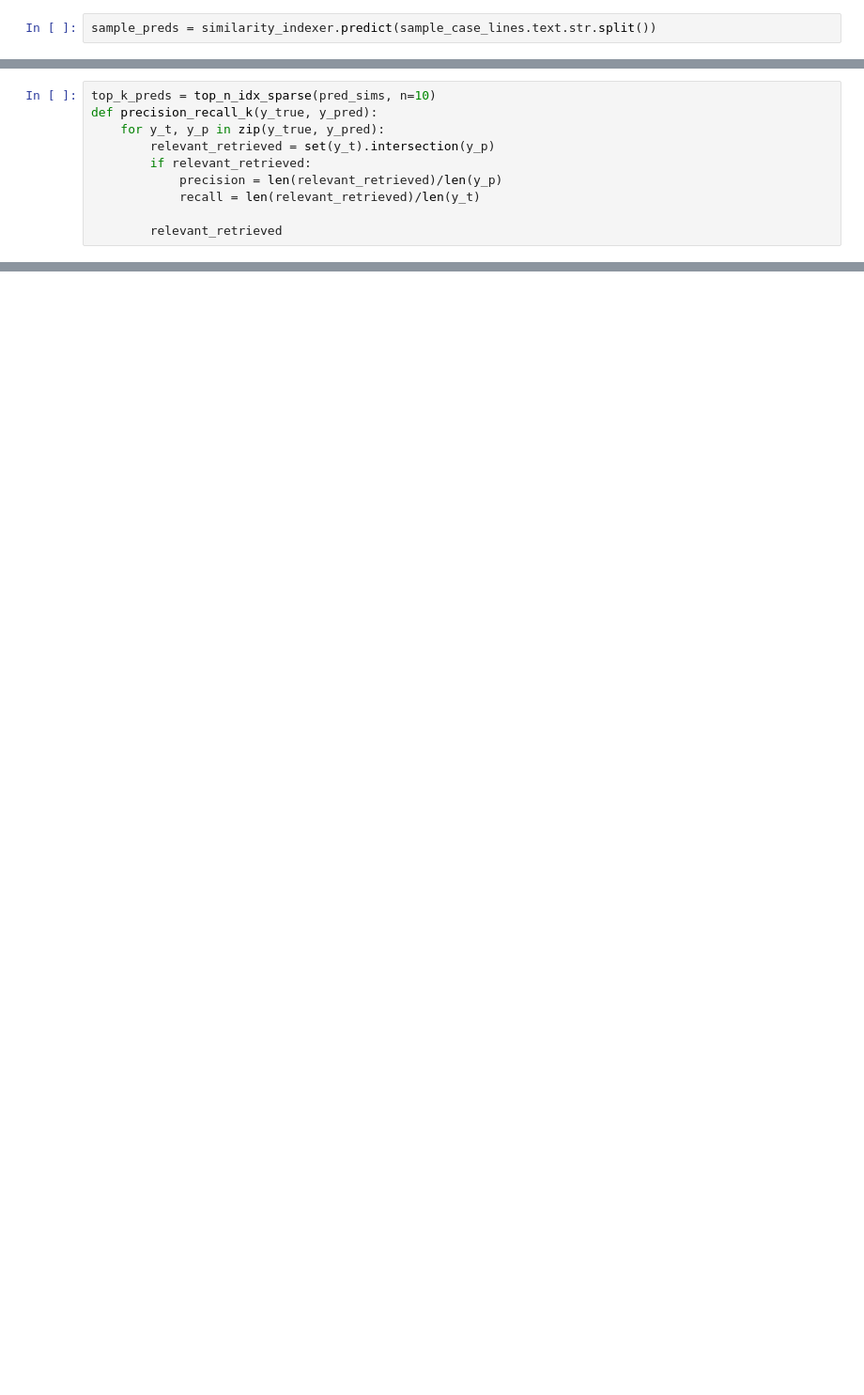
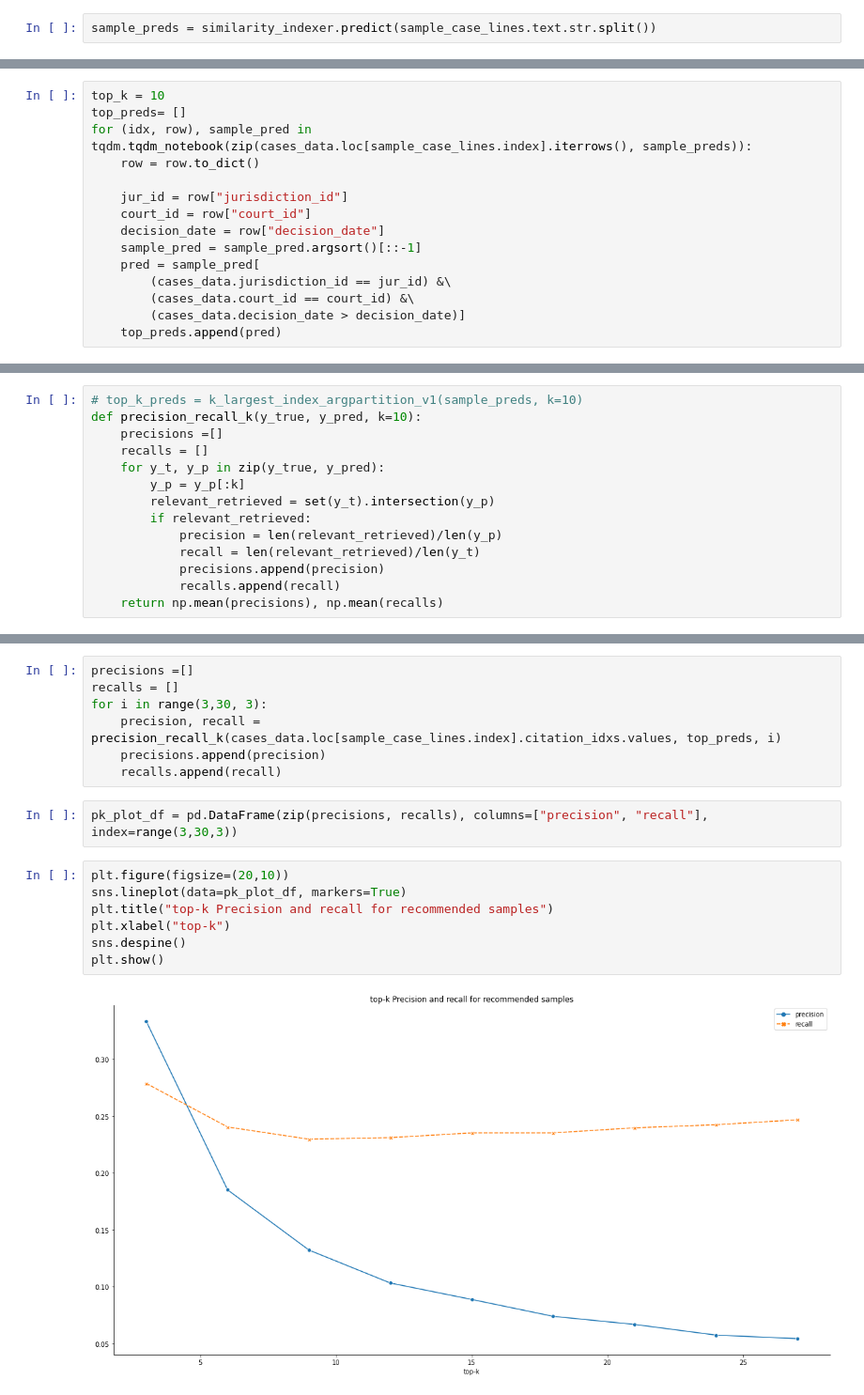
Before and after one commit to parambharat/cs109b-grp9-final-project, a Jupyter notebook: notebooks/grp9-milestone-2-submission.ipynb, the cells around one changed output, grey strips where cells are left out. Shown at 94% size. Cells and saved outputs as stored; diff of their text form; blank space fills up the shorter version.

Commit message:
update: added sample baseline model with metrics

```diff
--- a/notebooks/grp9-milestone-2-submission.ipynb
+++ b/notebooks/grp9-milestone-2-submission.ipynb
@@ -851,0 +884,15 @@ def top_n_idx_sparse(matrix, n):
+# %%
+top_k = 10
+top_preds= []
+for (idx, row), sample_pred in tqdm.tqdm_notebook(zip(cases_data.loc[sample_case_lines.index].iterrows(), sample_preds)):
+    row = row.to_dict()
+
+    jur_id = row["jurisdiction_id"]
+    court_id = row["court_id"]
+    decision_date = row["decision_date"]
+    sample_pred = sample_pred.argsort()[::-1]
+    pred = sample_pred[
+        (cases_data.jurisdiction_id == jur_id) &\
+        (cases_data.court_id == court_id) &\
+        (cases_data.decision_date > decision_date)]
+    top_preds.append(pred)
@@ -852,10 +902,14 @@ def top_n_idx_sparse(matrix, n):
 # %%
-top_k_preds = top_n_idx_sparse(pred_sims, n=10)
-def precision_recall_k(y_true, y_pred):
+# top_k_preds = k_largest_index_argpartition_v1(sample_preds, k=10)
+def precision_recall_k(y_true, y_pred, k=10):
+    precisions =[]
+    recalls = []
     for y_t, y_p in zip(y_true, y_pred):
+        y_p = y_p[:k]
         relevant_retrieved = set(y_t).intersection(y_p)
         if relevant_retrieved:
             precision = len(relevant_retrieved)/len(y_p)
             recall = len(relevant_retrieved)/len(y_t)
-
-        relevant_retrieved
+            precisions.append(precision)
+            recalls.append(recall)
+    return np.mean(precisions), np.mean(recalls)
@@ -863,0 +916,18 @@ From our initial analysis
+# %%
+precisions =[]
+recalls = []
+for i in range(3,30, 3):
+    precision, recall =  precision_recall_k(cases_data.loc[sample_case_lines.index].citation_idxs.values, top_preds, i)
+    precisions.append(precision)
+    recalls.append(recall)
+# %%
+pk_plot_df = pd.DataFrame(zip(precisions, recalls), columns=["precision", "recall"], index=range(3,30,3))
+# %%
+plt.figure(figsize=(20,10))
+sns.lineplot(data=pk_plot_df, markers=True)
+plt.title("top-k Precision and recall for recommended samples")
+plt.xlabel("top-k")
+sns.despine()
+plt.show()
+# %% [output]
+[figure, added]
```
Also changed, not shown: parts of 50 cells of this notebook.
